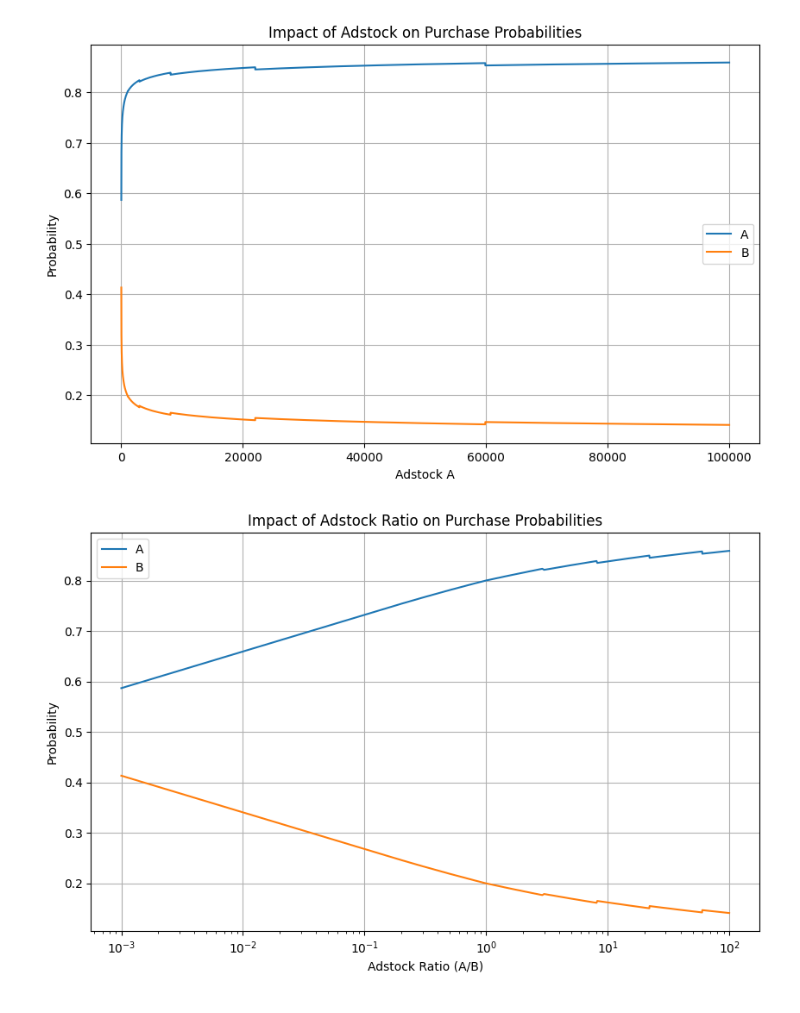
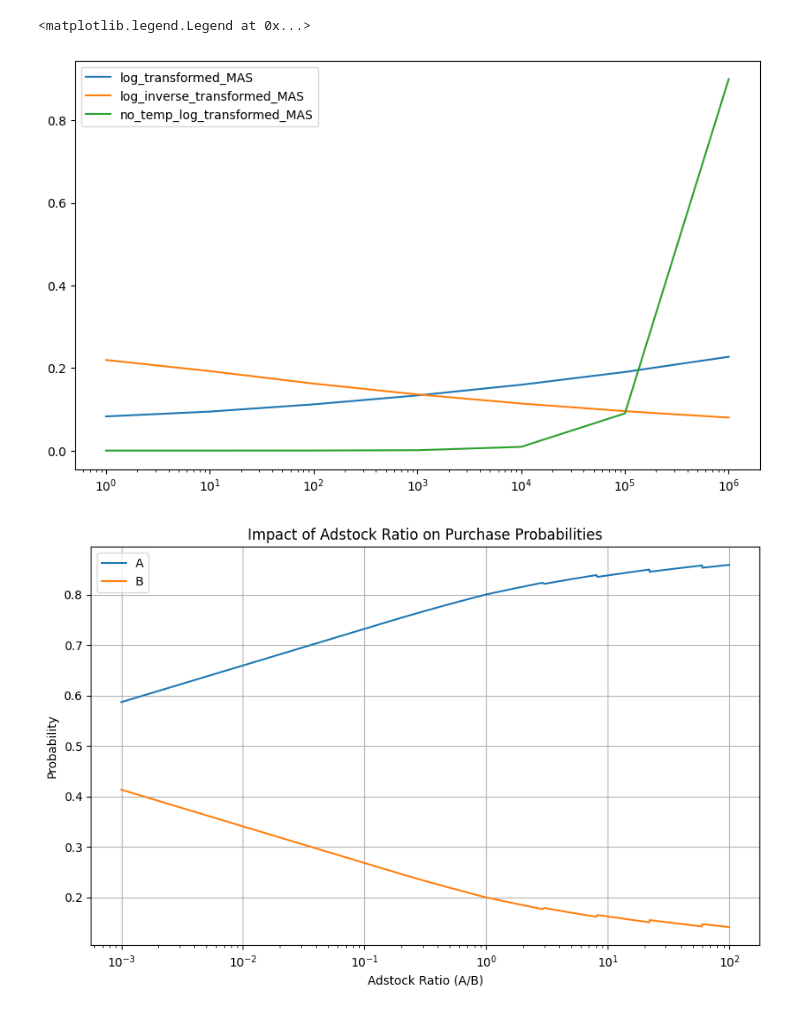
Before and after one commit to mcfitzgerald/consumer-abm, a Jupyter notebook: test_funcs.ipynb, the cells around one changed output. Drawn from its saved outputs; the diff is of its cells as text; code cells hidden in the pictures.

```diff
--- a/test_funcs.ipynb
+++ b/test_funcs.ipynb
@@ -52,36 +53,20 @@ plt.show()
-# %%
-# Define the range for "A" adstock
-adstock_A_range = range(1, 100001)
-
-# Initialize lists to store the results
-prob_A = []
-prob_B = []
-
-# Iterate over the adstock_A_range
-for adstock_A in adstock_A_range:
-    adstock = {"A": adstock_A, "B": 1000}
-    brand_preference = "A"
-    loyalty_rate = 0.8
-
-    # Get the probabilities
-    probabilities = get_ad_impact_on_purchase_probabilities(adstock=adstock, brand_preference=brand_preference, loyalty_rate=loyalty_rate)
-
-    # Store the probabilities
-    prob_A.append(probabilities['A'])
-    prob_B.append(probabilities['B'])
-
-# Plot the results
-plt.figure(figsize=(10, 6))
-plt.plot(adstock_A_range, prob_A, label='A')
-plt.plot(adstock_A_range, prob_B, label='B')
-plt.xlabel('Adstock A')
-plt.ylabel('Probability')
-plt.title('Impact of Adstock on Purchase Probabilities')
-plt.legend()
-plt.grid(True)
-plt.show()
-# %% [output]
-[figure, removed]
+# %%
+logarithmic_range = np.array([1,10,100,1000,10000,100000,1000000])
+# %%
+log_transformed_MAS = magnitude_adjusted_softmax(logarithmic_range)
+log_inverse_transformed_MAS = magnitude_adjusted_softmax(logarithmic_range, inverse=True)
+no_temp_log_transformed_MAS = magnitude_adjusted_softmax(logarithmic_range, magnitude_adjusted_temperature=False)
+
+plt.figure(figsize=(10, 6))
+plt.plot(logarithmic_range, log_transformed_MAS, label='log_transformed_MAS')
+plt.plot(logarithmic_range, log_inverse_transformed_MAS, label='log_inverse_transformed_MAS')
+plt.plot(logarithmic_range, no_temp_log_transformed_MAS, label='no_temp_log_transformed_MAS')
+plt.xscale('log')
+#plt.yscale('log')
+plt.legend()
+# %% [output]
+<matplotlib.legend.Legend at 0x...>
+[figure, added]
 # %%
 # Define the range for "A" adstock
 adstock_A_range = range(1, 100001, 100)
```
Also changed, not shown: parts of 15 cells of this notebook, 1 other file.
